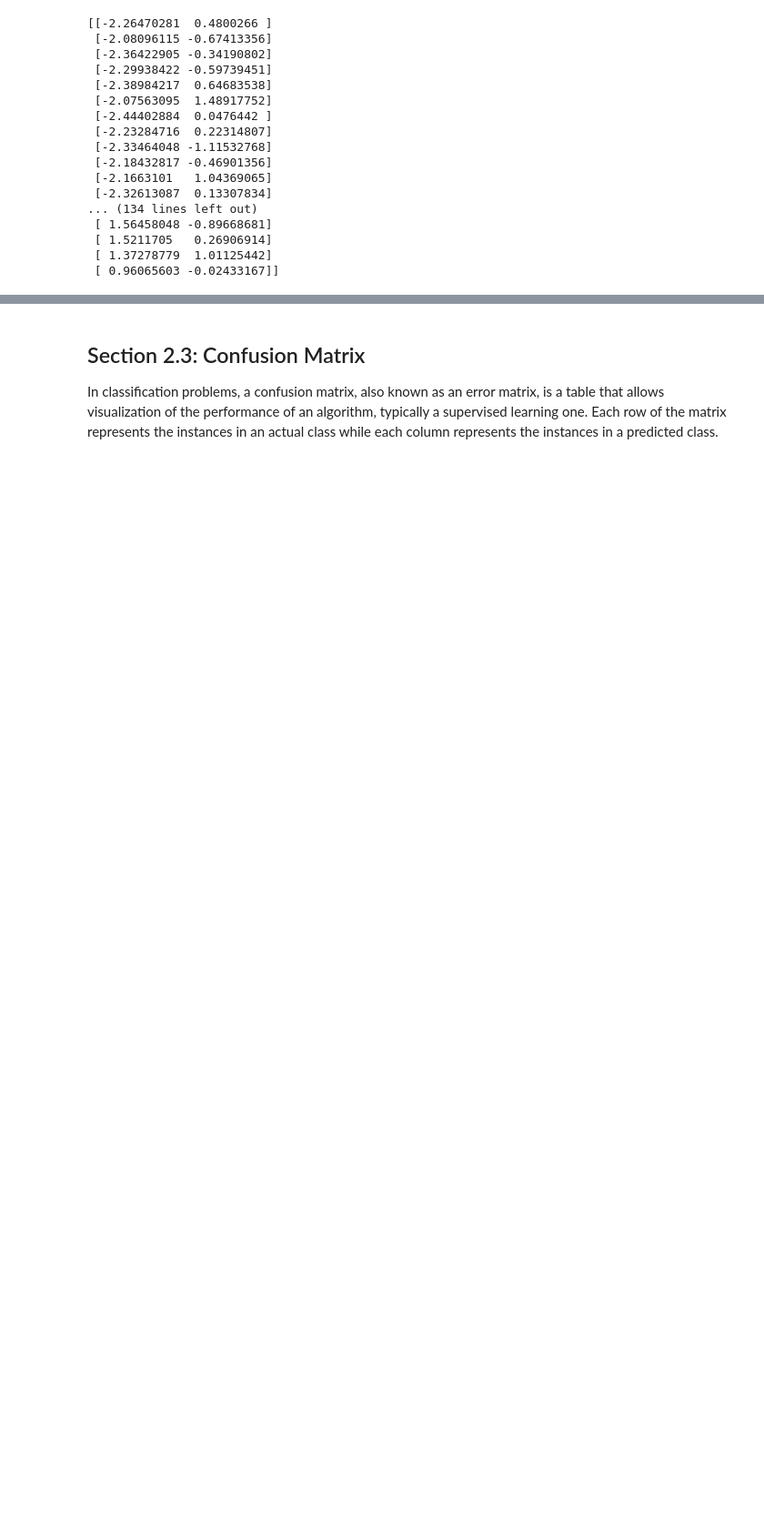
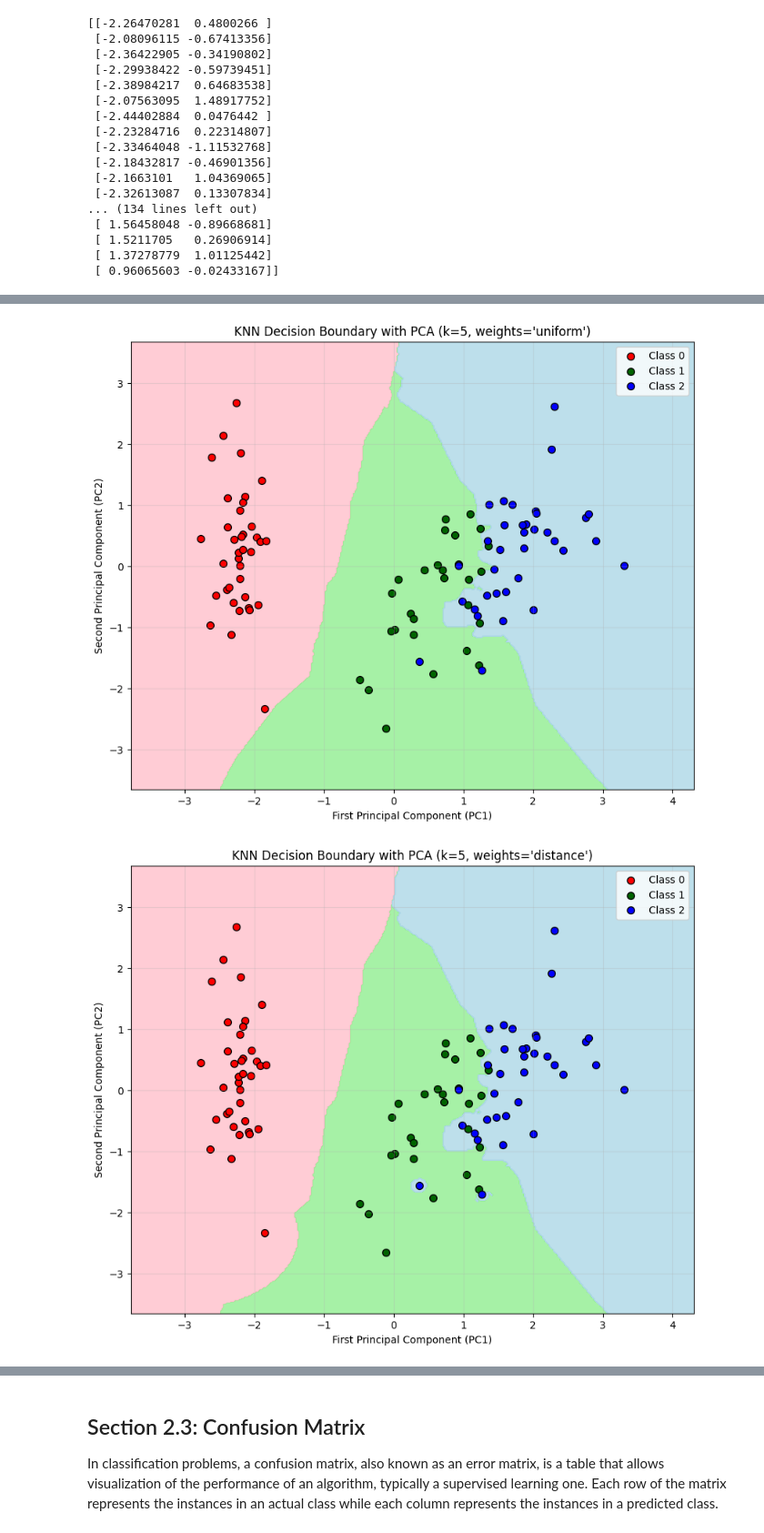
Before and after one commit to puranik1406/FMML_Projects-Labs, a Jupyter notebook: STP_Module_3_Lab_2_Implementing_KNN_from_scratch_and_visualize_Algorithm_performance_by_Om_Kathalkar.ipynb, the cells around one changed output, grey strips where cells are left out. Shown: that part at 91% size. Drawn from its saved outputs; the diff is of its cells as text; code cells hidden in the pictures; blank space fills up the shorter version.

```diff
--- a/STP_Module_3_Lab_2_Implementing_KNN_from_scratch_and_visualize_Algorithm_performance_by_Om_Kathalkar.ipynb
+++ b/STP_Module_3_Lab_2_Implementing_KNN_from_scratch_and_visualize_Algorithm_performance_by_Om_Kathalkar.ipynb
@@ -463,0 +515,49 @@ print(Y_sklearn)
+# %%
+# Use the decision boundary function with PCA data
+def decision_boundary_plot_pca(x_dec, y_dec, k):
+    h = .02  # step size in the mesh
+
+    # Create color maps
+    n = len(set(y_dec))
+    cmap_light = ListedColormap(['pink', 'lightgreen', 'lightblue'][:n])
+    cmap_bold = ['red', 'darkgreen', 'blue'][:n]
+
+    for weights in ['uniform', 'distance']:
+        # Create an instance of KNN Classifier and fit the data
+        clf = KNeighborsClassifier(n_neighbors=k, weights=weights)
+        clf.fit(x_dec, y_dec)
+
+        # Plot the decision boundary
+        x_min, x_max = x_dec[:, 0].min() - 1, x_dec[:, 0].max() + 1
+        y_min, y_max = x_dec[:, 1].min() - 1, x_dec[:, 1].max() + 1
+        xx, yy = np.meshgrid(np.arange(x_min, x_max, h),
+                             np.arange(y_min, y_max, h))
+        Z = clf.predict(np.c_[xx.ravel(), yy.ravel()])
+
+        # Put the result into a color plot
+        Z = Z.reshape(xx.shape)
+        plt.figure(figsize=(10, 8))
+        plt.contourf(xx, yy, Z, cmap=cmap_light, alpha=0.8)
+
+        # Plot also the training points
+        for i in range(n):
+            mask = (y_dec == i)
+            plt.scatter(x_dec[mask, 0], x_dec[mask, 1],
+                       c=cmap_bold[i], label=f'Class {i}',
+                       alpha=1.0, edgecolor="black", s=50)
+
+        plt.xlim(xx.min(), xx.max())
+        plt.ylim(yy.min(), yy.max())
+        plt.xlabel('First Principal Component (PC1)')
+        plt.ylabel('Second Principal Component (PC2)')
+        plt.title(f"KNN Decision Boundary with PCA (k={k}, weights='{weights}')")
+        plt.legend()
+        plt.grid(True, alpha=0.3)
+        plt.show()
+
+# Plot decision boundaries with different k values
+decision_boundary_plot_pca(X_train_pca, y_train_pca, k=5)
+decision_boundary_plot_pca(X_train_pca, y_train_pca, k=7)
+# %% [output]
+[figure, added]
+[figure, added]
```
Also changed, not shown: parts of 3 cells of this notebook.
